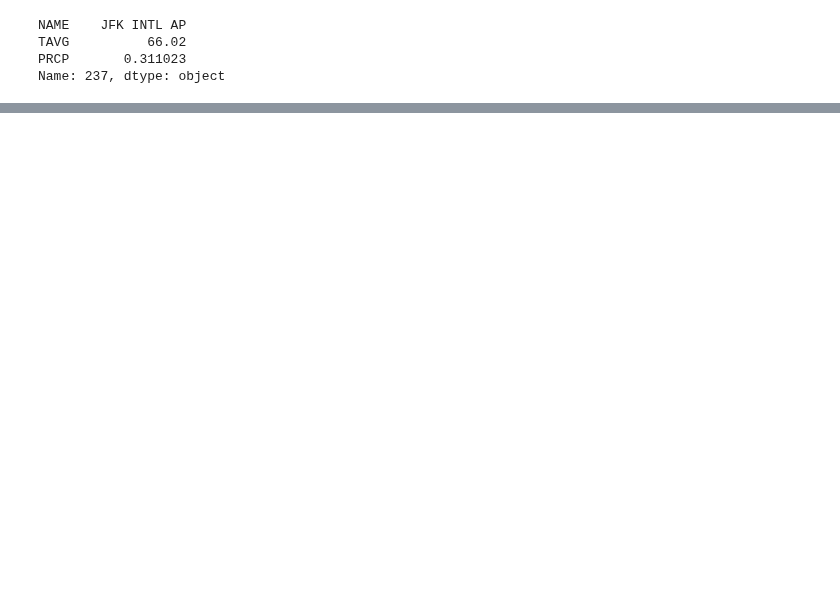
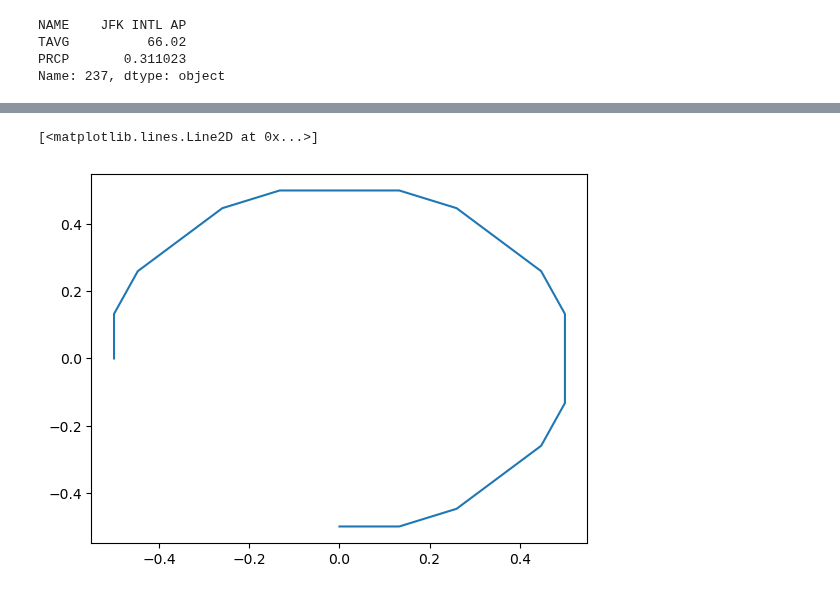
Before and after one commit to story645/team, a Jupyter notebook: paper/figcode/trivialbundle.ipynb, the cells around one changed output, grey strips where cells are left out. Saved outputs shown, nothing was run; the diff lists cells and outputs as text; code cells hidden in the pictures; blank space fills up the shorter version.

```diff
--- a/paper/figcode/trivialbundle.ipynb
+++ b/paper/figcode/trivialbundle.ipynb
@@ -232,0 +280,5 @@ fig.savefig("../figures/fb_rho.png", dpi=300, bbox_inches='tight')
+# %%
+plt.plot(sc.get_paths()[0].vertices[:,0][:19], sc.get_paths()[0].vertices[:,1][:19] )
+# %% [output]
+[<matplotlib.lines.Line2D at 0x...>]
+[figure, added]
```
Also changed, not shown: parts of 8 cells of this notebook, 14 other files.
